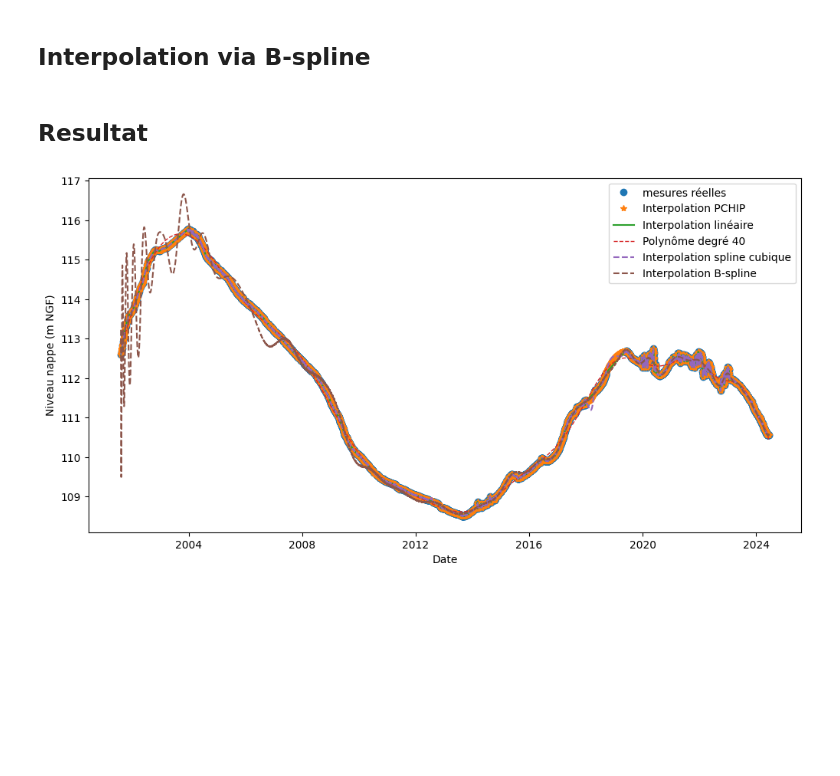
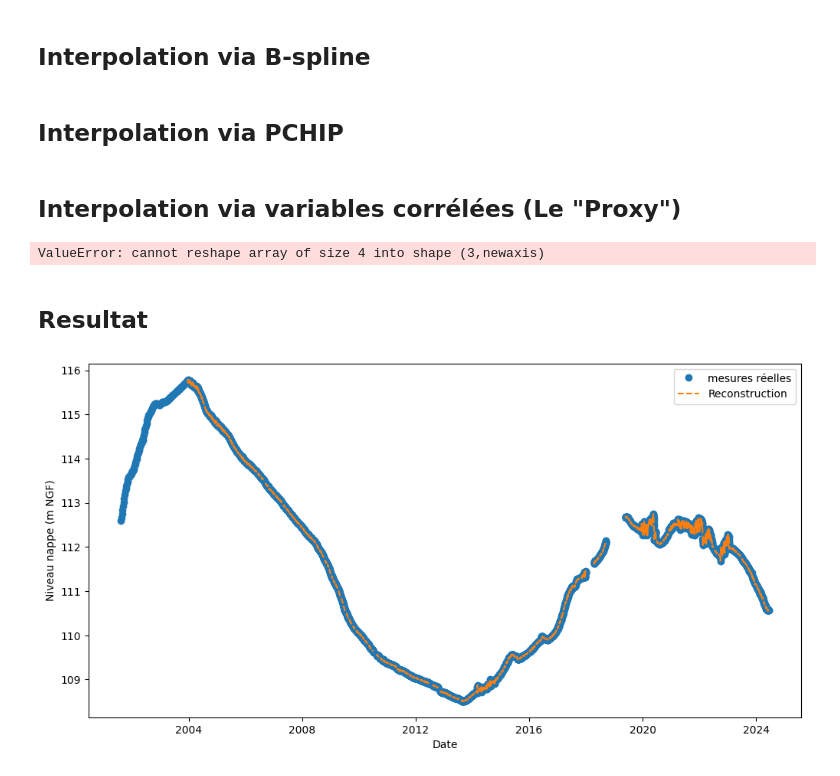
Before and after one commit to TronnoxUwU/STAGE-Junon, a Jupyter notebook: notebooks/interpolations.ipynb, the cells around one changed output. Drawn from its saved outputs; the diff is of its cells as text; code cells hidden in the pictures; blank space fills up the shorter version.

Commit message:
variables corrélées

```diff
--- a/notebooks/interpolations.ipynb
+++ b/notebooks/interpolations.ipynb
@@ -10,7 +10,7 @@ import matplotlib.pyplot as plt
 df = pd.read_csv("../data/data_02923X0007_F.csv", sep=";")
 
 df['time'] = pd.to_datetime(df['time'])
-df.set_index('time', inplace=True)
+df = df.sort_values('time').set_index('time')
 
 valeur_de_travail = 'niveau_nappe_eau'
 
@@ -81,22 +81,56 @@ spl = make_lsq_spline(x_sorted, y_sorted, t, k)
 y_spline = spl(x)
 
 df['niveau_spline_b'] = y_spline
+# %% [markdown]
+## Interpolation via PCHIP
 # %%
 df['niveau_pchip'] = df[valeur_de_travail].interpolate(method='pchip')
+# %% [markdown]
+## Interpolation via variables corrélées (Le "Proxy")
+# %%
+import pandas as pd
+import numpy as np
+from sklearn.ensemble import RandomForestRegressor
+import matplotlib.pyplot as plt
+
+df['delta_niveaux'] = df[valeur_de_travail].diff()
+
+df['days_diff'] = df.index.to_series().diff().dt.days
+df['delta_per_day'] = df['delta_niveaux'] / df['days_diff']
+
+df['Peff_7d'] = df['Peff_All'].rolling(window=7).mean().fillna(0)
+features = ['Peff_All', 'Peff_7d', 'ETP_Q', 'T_Q']
+
+train_df = df[df['delta_per_day'].notna() & (df['days_diff'] == 1)]
+model_delta = RandomForestRegressor(n_estimators=100, random_state=42)
+model_delta.fit(train_df[features], train_df['delta_per_day'])
+
+df['niveau_reconstruit'] = df[valeur_de_travail].copy()
+
+last_valid_val = df[valeur_de_travail].iloc[0]
+for i in range(1, len(df)):
+    if np.isnan(df['niveau_reconstruit'].iloc[i]):
+        current_features = df[features].iloc[i].values.reshape(1, -1)
+        pred_delta = model_delta.predict(current_features)[0]
+        df.iloc[i, df.columns.get_loc('niveau_reconstruit')] = last_valid_val + pred_delta
+
+    last_valid_val = df['niveau_reconstruit'].iloc[i]
+# %% [output]
+ValueError: cannot reshape array of size 4 into shape (3,newaxis)
 # %% [markdown]
 ## Resultat
 # %%
 plt.figure(figsize=(12,6))
 plt.plot(df[valeur_de_travail], 'o', label='mesures réelles')
-plt.plot(df['niveau_pchip'], '*', label='Interpolation PCHIP')
-plt.plot(df['niveau_interp_linear'], '-', label='Interpolation linéaire')
-plt.plot(df['niveau_poly'], '--', label=f'Polynôme degré {n_degree}', linewidth=1)
-plt.plot(df['niveau_interp_cubic'], '--', label='Interpolation spline cubique')
-plt.plot(df['niveau_spline_b'], '--', label='Interpolation B-spline')
-
+# plt.plot(df['niveau_pchip'], '*', label='Interpolation PCHIP')
+# plt.plot(df['niveau_interp_linear'], '-', label='Interpolation linéaire')
+# plt.plot(df['niveau_poly'], '--', label=f'Polynôme degré {n_degree}', linewidth=1)
+# plt.plot(df['niveau_interp_cubic'], '--', label='Interpolation spline cubique')
+# plt.plot(df['niveau_spline_b'], '--', label='Interpolation B-spline')
+plt.plot(df['niveau_reconstruit'], '--', label='Reconstruction')
 plt.xlabel("Date")
 plt.ylabel("Niveau nappe (m NGF)")
 plt.legend()
 plt.show()
 # %% [output]
-[figure, old version]
+[figure, new version]
```
